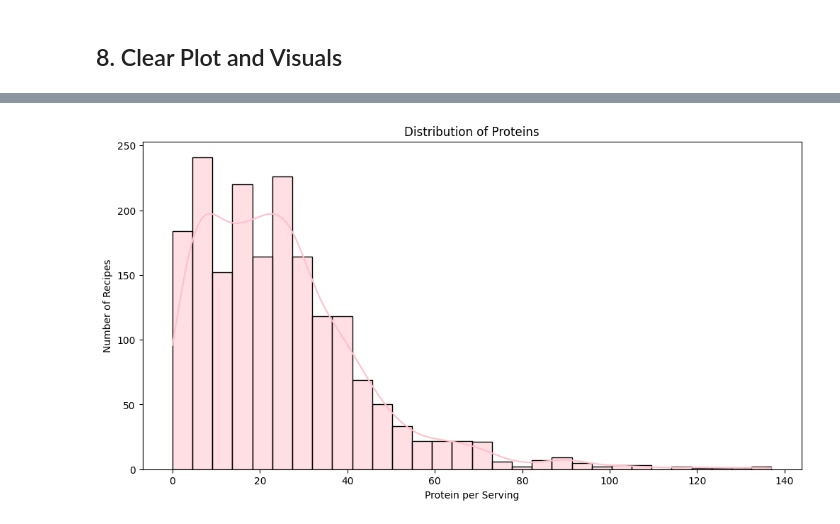
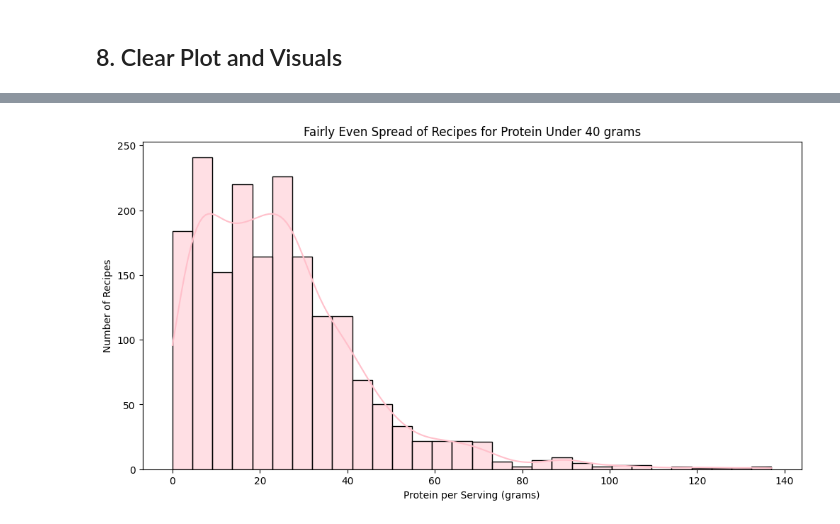
Before and after one commit to rcortellessa11/dsb-210-capstone, a Jupyter notebook: code/technical_report.ipynb, the cells around one changed output, grey strips where cells are left out. Saved outputs shown, nothing was run; the diff lists cells and outputs as text; code cells hidden in the pictures.

```diff
--- a/code/technical_report.ipynb
+++ b/code/technical_report.ipynb
@@ -134,14 +134,14 @@ plt.title("Distribution of Recipe Carbs");
 # %%
 # Plot the histogram
 plt.figure(figsize=(12, 6))
 sns.histplot(df['protein'], bins=30, kde=True, color = 'pink')  # `kde=True` adds a smoothed curve
 
 # Add labels
-plt.xlabel("Protein per Serving")
+plt.xlabel("Protein per Serving (grams)")
 plt.ylabel("Number of Recipes")
-plt.title("Distribution of Proteins");
+plt.title("Fairly Even Spread of Recipes for Protein Under 40 grams");
 
 # The distribution of protein is the most spread out of all the nutritional information. The graph is still right skewed,
 # however there are a lot more somewhat equally distributed amount of proetin from about 30 grams and below
 # %% [output]
-[figure, old version]
+[figure, new version]
```
Also changed, not shown: parts of 4 cells of this notebook, 19 other files.
